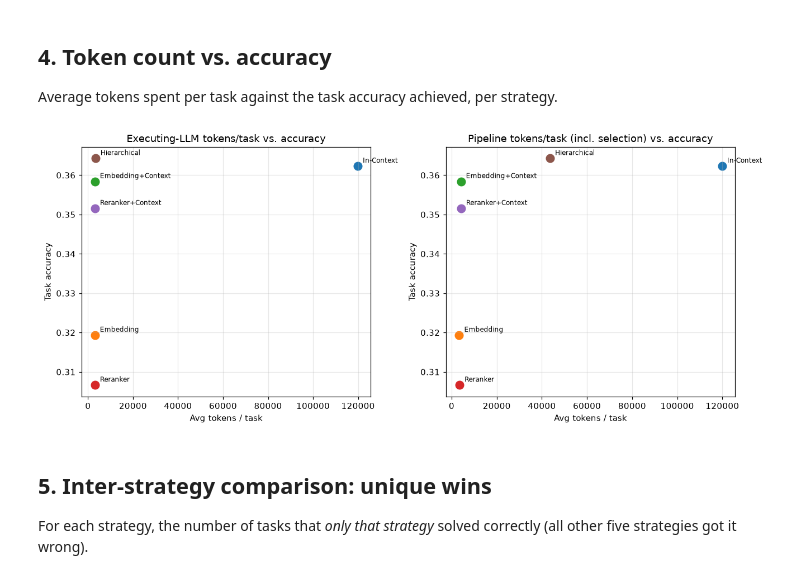
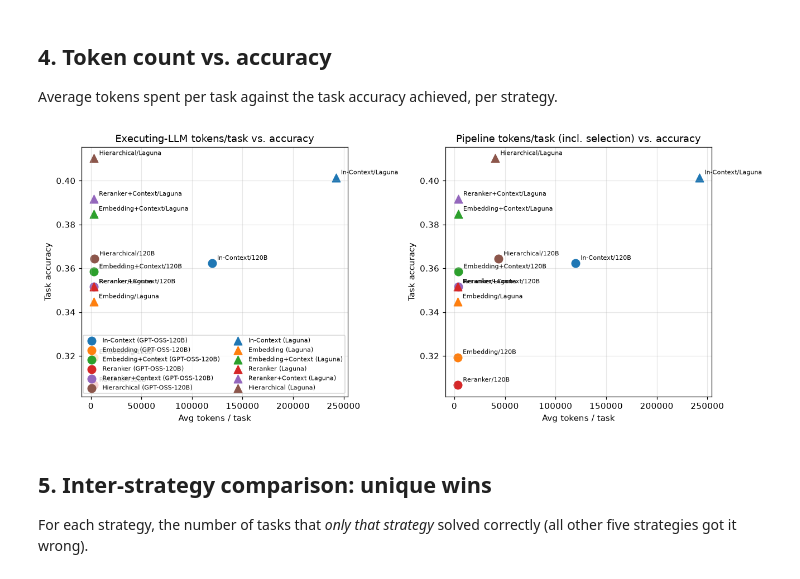
Before and after one commit to Anni0401/ToolSelectionBenchmark, a Jupyter notebook: wild-tool-bench/analyze_results.ipynb, the cells around one changed output. Drawn from its saved outputs; the diff is of its cells as text; code cells hidden in the pictures.

```diff
--- a/wild-tool-bench/analyze_results.ipynb
+++ b/wild-tool-bench/analyze_results.ipynb
@@ -313,9 +378,10 @@ plt.show()
 # %%
-# Progress info: share of completed steps in multi-step tasks (Sequential/Mixed Multi-Tool)
-progress_keys = list(next(iter(strategy_data.values()))["metric"]["progress_info"].keys())
-series = {s: [strategy_data[s]["metric"]["progress_info"][k]["rate"] for k in progress_keys] for s in STRATEGIES}
-fig, ax = plt.subplots(figsize=(8, 4))
-grouped_bar(ax, progress_keys, series, "Completion rate", "Progress info (completed / total steps)")
-plt.tight_layout()
-plt.show()
+# Progress info: share of completed steps in multi-step tasks (Sequential/Mixed Multi-Tool), per model
+progress_keys = list(all_data[MODELS[0]][STRATEGIES[0]]["metric"]["progress_info"].keys())
+for m in MODELS:
+    series = {s: [all_data[m][s]["metric"]["progress_info"][k]["rate"] for k in progress_keys] for s in STRATEGIES}
+    fig, ax = plt.subplots(figsize=(8, 4))
+    grouped_bar(ax, progress_keys, series, "Completion rate", f"Progress info (completed / total steps) — {MODEL_LABELS[m]}")
+    plt.tight_layout()
+    plt.show()
 # %% [output]
@@ -327,14 +394,13 @@ plt.show()
 includes the embedding/reranker/selector overhead spent on tool selection (0 for `in_context`, which
 puts all tools directly in context).
 # %%
-token_summary = task_df.groupby("strategy").agg(
+token_summary = task_df.groupby(["model", "strategy"]).agg(
     total_llm_tokens=("total_tokens", "sum"),
     total_pipeline_tokens=("pipeline_tokens", "sum"),
     avg_llm_tokens=("total_tokens", "mean"),
     avg_pipeline_tokens=("pipeline_tokens", "mean"),
     total_latency_s=("llm_latency_s", "sum"),
     avg_latency_s=("llm_latency_s", "mean"),
-).reindex(STRATEGIES)
-token_summary.index = [STRATEGY_LABELS[s] for s in token_summary.index]
+).reindex(pd.MultiIndex.from_product([MODELS, STRATEGIES], names=["model", "strategy"]))
 token_summary
 # %% [output]
@@ -376,24 +452,28 @@ plt.show()
 Average tokens spent per task against the task accuracy achieved, per strategy.
 # %%
 fig, axes = plt.subplots(1, 2, figsize=(12, 5))
+MODEL_MARKERS = {"120B": "o", "Laguna": "^"}
 
 for ax, token_col, title in [
     (axes[0], "avg_llm_tokens", "Executing-LLM tokens/task vs. accuracy"),
     (axes[1], "avg_pipeline_tokens", "Pipeline tokens/task (incl. selection) vs. accuracy"),
 ]:
-    for s in STRATEGIES:
-        acc = strategy_data[s]["metric"]["total_info"]["task"]["accuracy"]
-        tok = token_summary.loc[STRATEGY_LABELS[s], token_col]
-        ax.scatter(tok, acc, s=90, color=COLORS[s], label=STRATEGY_LABELS[s])
-        ax.annotate(STRATEGY_LABELS[s], (tok, acc), textcoords="offset points", xytext=(6, 4), fontsize=8)
+    for m in MODELS:
+        for s in STRATEGIES:
+            acc = all_data[m][s]["metric"]["total_info"]["task"]["accuracy"]
+            tok = token_summary.loc[(m, s), token_col]
+            ax.scatter(tok, acc, s=90, color=COLORS[s], marker=MODEL_MARKERS[m],
+                       label=f"{STRATEGY_LABELS[s]} ({MODEL_LABELS[m]})")
+            ax.annotate(f"{STRATEGY_LABELS[s]}/{m}", (tok, acc), textcoords="offset points", xytext=(6, 4), fontsize=7)
     ax.set_xlabel("Avg tokens / task")
     ax.set_ylabel("Task accuracy")
     ax.set_title(title)
 
+axes[0].legend(fontsize=7, ncol=2, loc="lower right")
 plt.tight_layout()
 plt.show()
 # %% [output]
-[figure, old version]
+[figure, new version]
 # %% [markdown]
 ## 5. Inter-strategy comparison: unique wins
 
```
Also changed, not shown: parts of 18 cells of this notebook, 16 other files.
